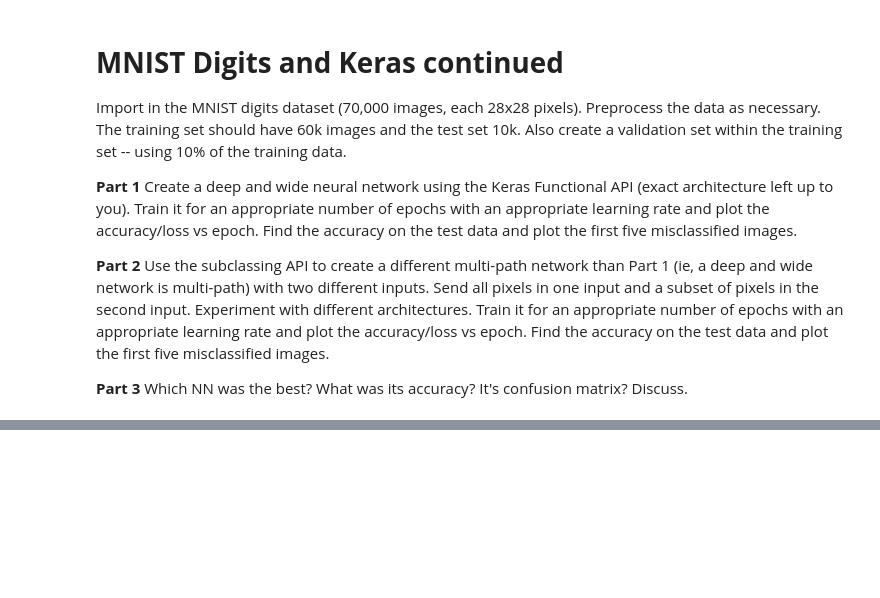
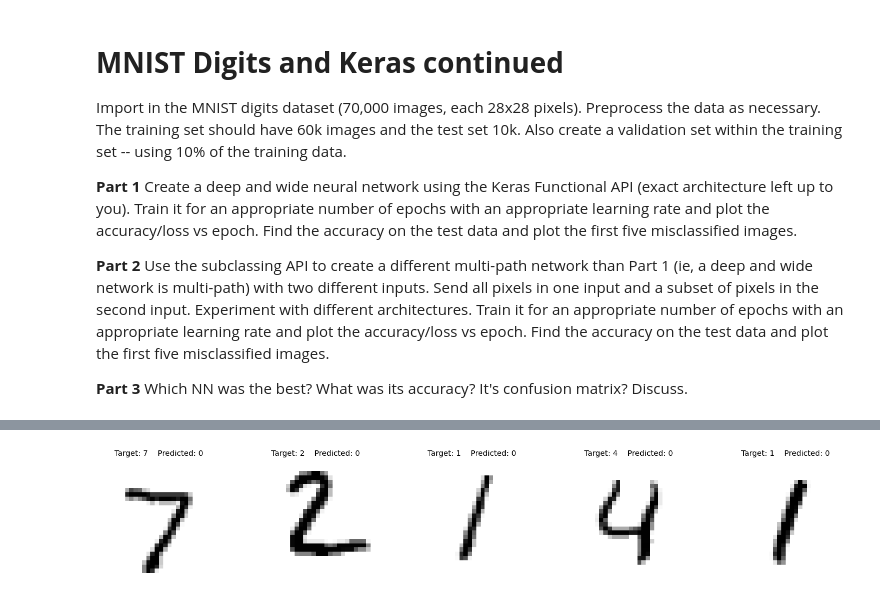
Before and after one commit to NeymanThomas/4499-Assignments, a Jupyter notebook: Homework-2/Homework_2.ipynb, the cells around one changed output, grey strips where cells are left out. Saved outputs shown, nothing was run; the diff lists cells and outputs as text; code cells hidden in the pictures; blank space fills up the shorter version.

```diff
--- a/Homework-2/Homework_2.ipynb
+++ b/Homework-2/Homework_2.ipynb
@@ -15,0 +111,24 @@ Which NN was the best? What was its accuracy? It's confusion matrix? Discuss.
+# %%
+# Find some of the misclassified numbers
+classes = ['0', '1', '2', '3', '4', '5', '6', '7', '8', '9']
+
+predictions = np.argmax(model.predict(X_test), axis=-1)
+misclassifiedIndexes = []
+index = 0
+for target, predict in zip(Y_test, predictions):
+  if target != predict:
+    misclassifiedIndexes.append(index)
+  index += 1
+
+misclassifiedIndexes
+
+plt.figure(figsize=(25,4))
+for index in range(5):
+  plt.subplot(1,5,index+1)
+  plt.imshow(X_test[misclassifiedIndexes[index]].reshape(28,28), cmap='binary')
+  plt.axis('off')
+  plt.title(f'Target: {classes[Y_test[misclassifiedIndexes[index]]]}    Predicted: {classes[predictions[misclassifiedIndexes[index]]]}', fontsize=14)
+
+plt.show()
+# %% [output]
+[figure, added]
```
Also changed, not shown: parts of 21 cells of this notebook.
